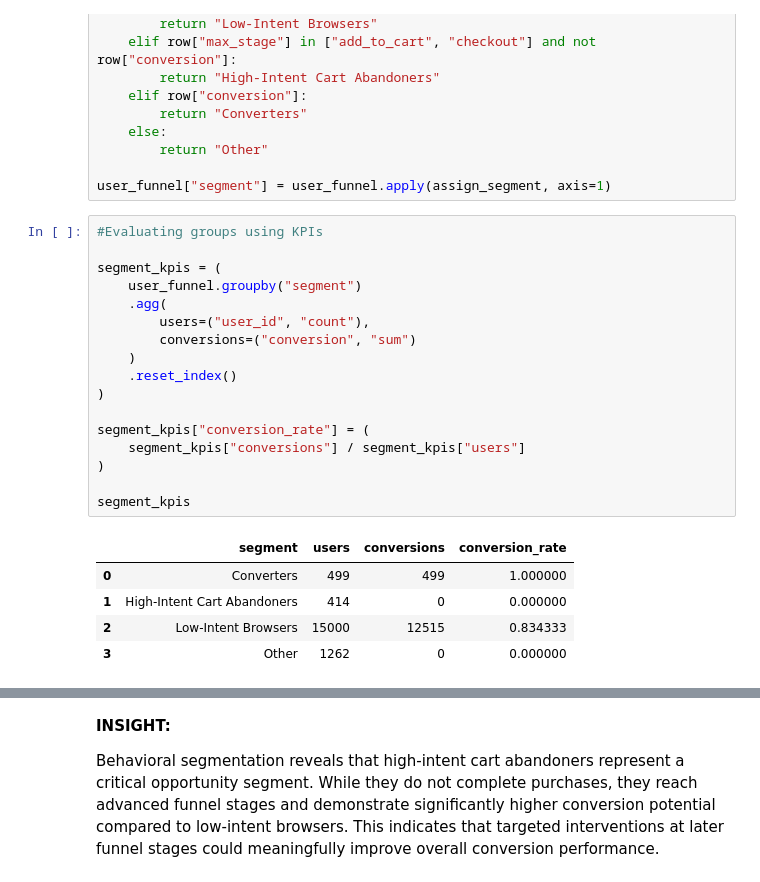
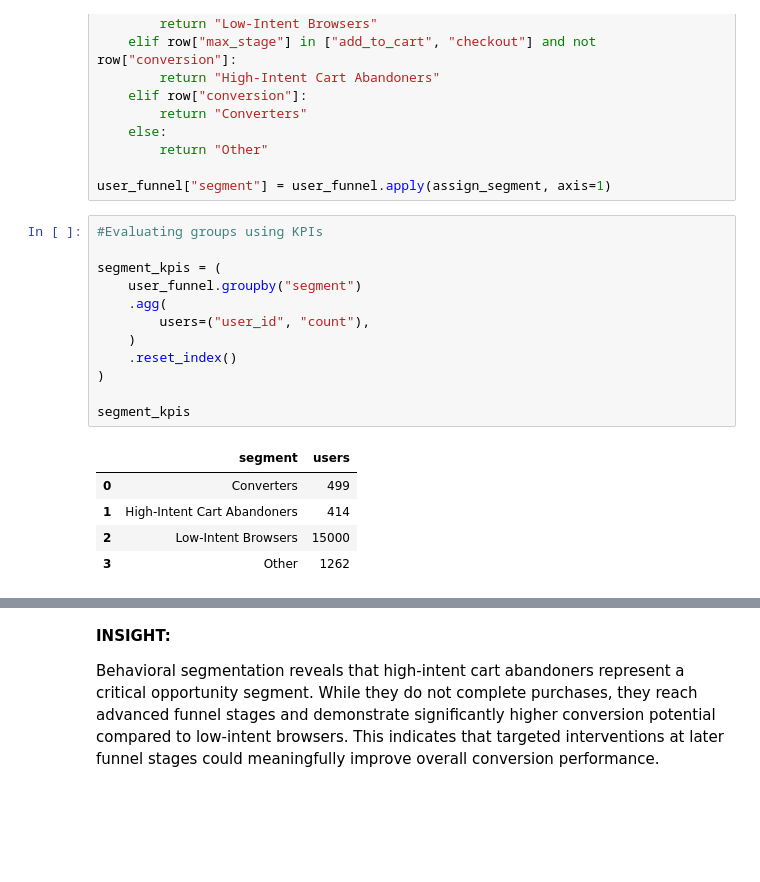
Before and after one commit to anikaa20/E-Commerce-Funnel-Optimization-Behavioral-Segmentation, a Jupyter notebook: Funnel_Analysis.ipynb, the cells around one changed output, grey strips where cells are left out. Cells and saved outputs as stored; diff of their text form; blank space fills up the shorter version.

```diff
--- a/Funnel_Analysis.ipynb
+++ b/Funnel_Analysis.ipynb
@@ -175,23 +181,18 @@ user_funnel["segment"] = user_funnel.apply(assign_segment, axis=1)
 # %%
 #Evaluating groups using KPIs
 
 segment_kpis = (
     user_funnel.groupby("segment")
     .agg(
         users=("user_id", "count"),
-        conversions=("conversion", "sum")
     )
     .reset_index()
 )
 
-segment_kpis["conversion_rate"] = (
-    segment_kpis["conversions"] / segment_kpis["users"]
-)
-
 segment_kpis
 # %% [output]
-|  | segment | users | conversions | conversion_rate |
-| 0 | Converters | 499 | 499 | 1.000000 |
-| 1 | High-Intent Cart Abandoners | 414 | 0 | 0.000000 |
-| 2 | Low-Intent Browsers | 15000 | 12515 | 0.834333 |
-| 3 | Other | 1262 | 0 | 0.000000 |
+|  | segment | users |
+| 0 | Converters | 499 |
+| 1 | High-Intent Cart Abandoners | 414 |
+| 2 | Low-Intent Browsers | 15000 |
+| 3 | Other | 1262 |
```
Also changed, not shown: parts of 6 cells of this notebook.
